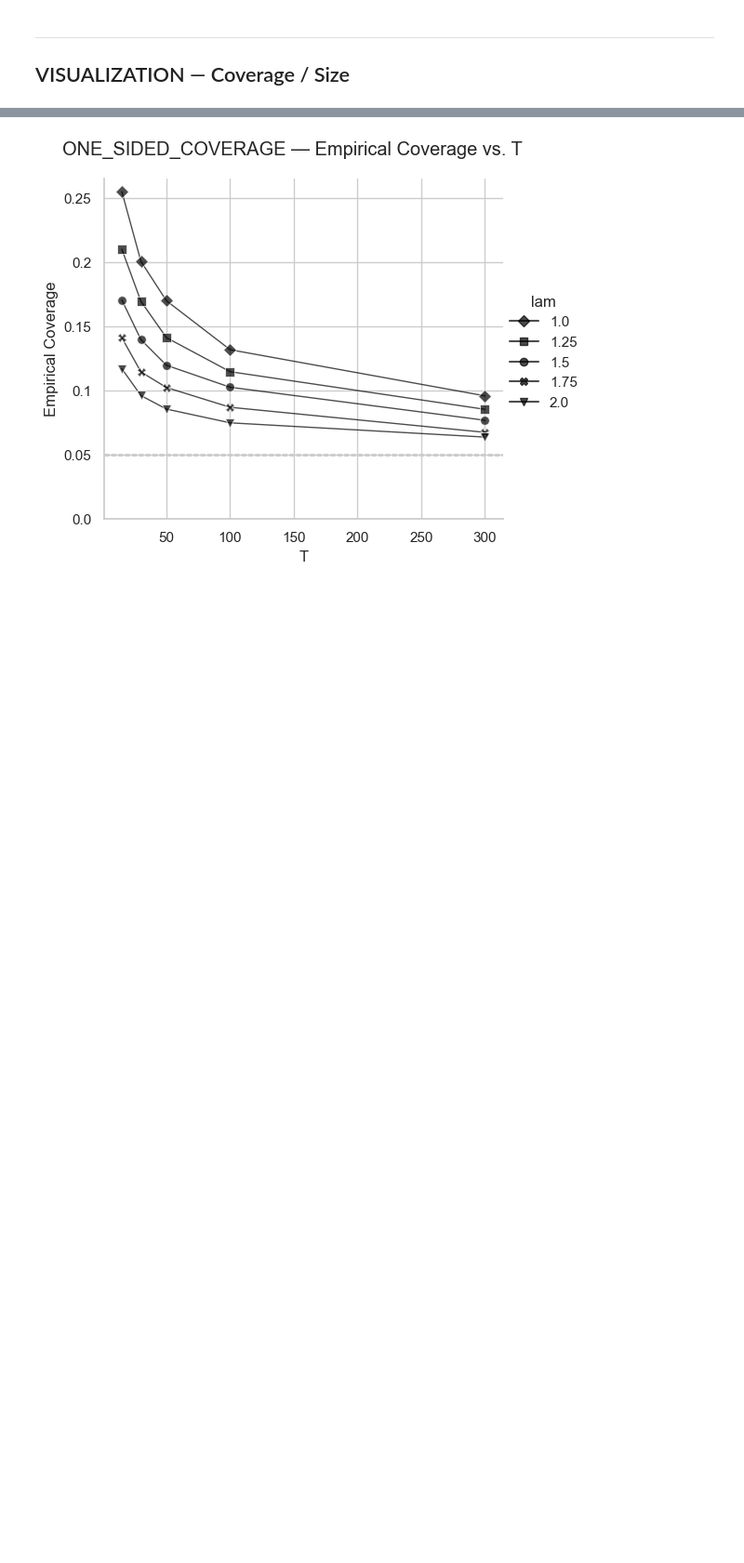
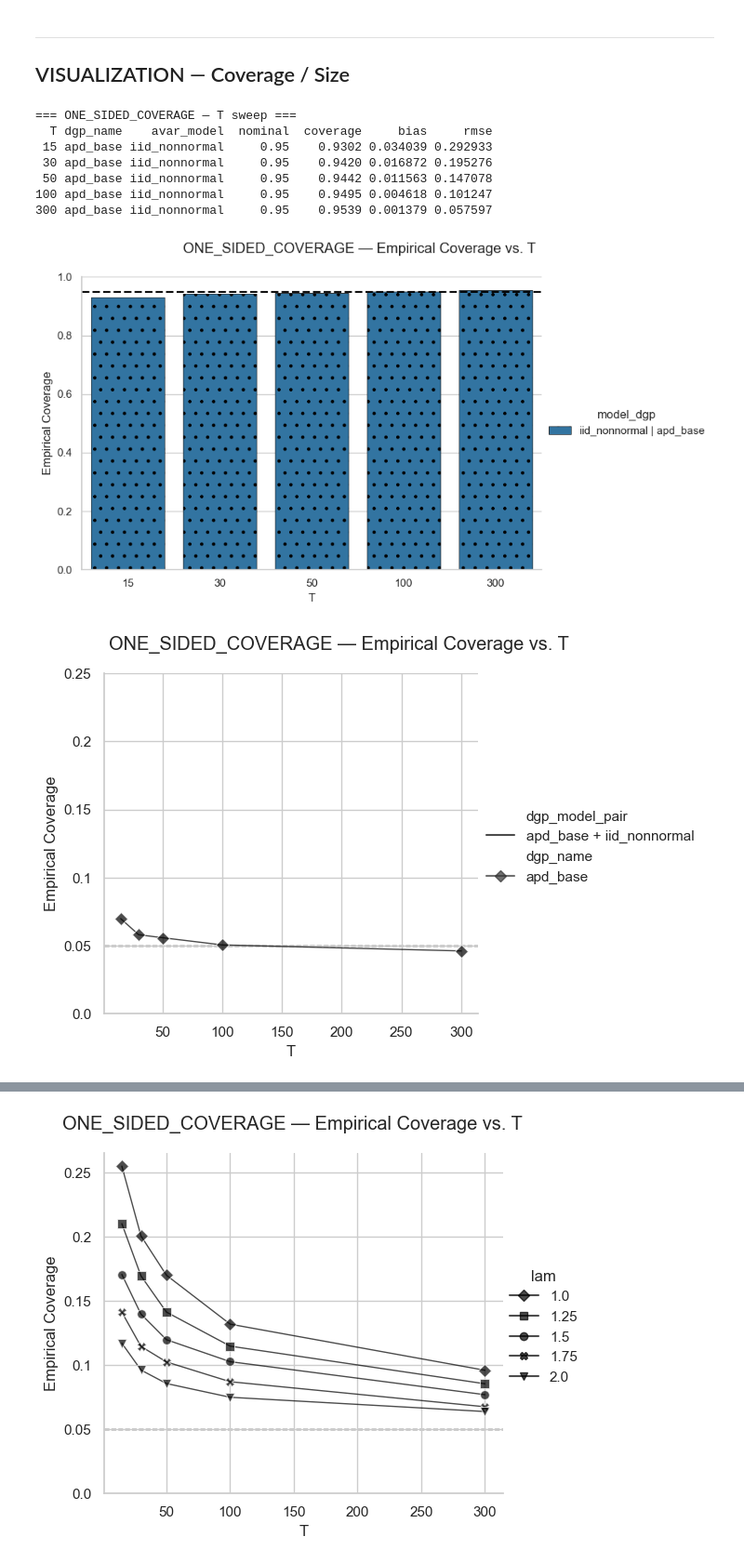
Before and after one commit to Fabro2701/sharpe_ratio_TFM, a Jupyter notebook: notebooks/opdyke2007.ipynb, the cells around one changed output, grey strips where cells are left out. Shown at 93% size. Saved outputs shown, nothing was run; the diff lists cells and outputs as text; code cells hidden in the pictures; blank space fills up the shorter version.

```diff
--- a/notebooks/opdyke2007.ipynb
+++ b/notebooks/opdyke2007.ipynb
@@ -113,6 +113,28 @@ experiments = {
         label_param  = "sr",
         label_values = [0.1, 0.2, 0.3, 0.4, 0.5],
     ),
+    "fig8_a": ExperimentSpec( #pend bias correct
+        scenario   = (["apd_base"],["iid_nonnormal"]),
+        param_name = "T",
+        param_values = [15, 30, 50, 100, 300],
+        study_type = StudyType.ONE_SIDED_POWER,
+        calib_sigma   = 1.0,
+        th_moments = False,
+        n_default  = N_SIM, n_jobs = N_JOBS,
+        label_param  = ("null_sr", "sr"),
+        label_values = [(0.2,0.4), (1.0,1.5), (3.0,3.5)],
+    ),
+    "fig8_b": ExperimentSpec( #pend bias correct
+        scenario   = (["apd_base"],["iid_nonnormal"]),
+        param_name = "T",
+        param_values = [15, 30, 50, 100, 300],
+        study_type = StudyType.ONE_SIDED_POWER,
+        calib_sigma   = 1.0,
+        th_moments = False,
+        n_default  = N_SIM, n_jobs = N_JOBS,
+        label_param  = ("null_sr", "sr"),
+        label_values = [(0.0,0.5), (1.0,1.5), (3.0,3.5)],
+    ),
 }
 # %% [markdown]
 ---
@@ -159,4 +175,14 @@ line_plot_kargs = dict(reverse=True,
                        linewidth=1,
                        yticks=[0.00, 0.05, 0.10, 0.15, 0.20, 0.25])
 # %%
-#run_analysis(experiments, "table1_a_nadj", alpha=0.05, line_plot_kargs=line_plot_kargs)
+run_analysis(experiments, "table1_a_nadj", alpha=0.05, line_plot_kargs=line_plot_kargs)
+# %% [output]
+=== ONE_SIDED_COVERAGE — T sweep ===
+  T dgp_name    avar_model  nominal  coverage     bias     rmse
+ 15 apd_base iid_nonnormal     0.95    0.9302 0.034039 0.292933
+ 30 apd_base iid_nonnormal     0.95    0.9420 0.016872 0.195276
+ 50 apd_base iid_nonnormal     0.95    0.9442 0.011563 0.147078
+100 apd_base iid_nonnormal     0.95    0.9495 0.004618 0.101247
+300 apd_base iid_nonnormal     0.95    0.9539 0.001379 0.057597
+[figure, added]
+[figure, added]
```
Also changed, not shown: parts of 4 cells of this notebook.
